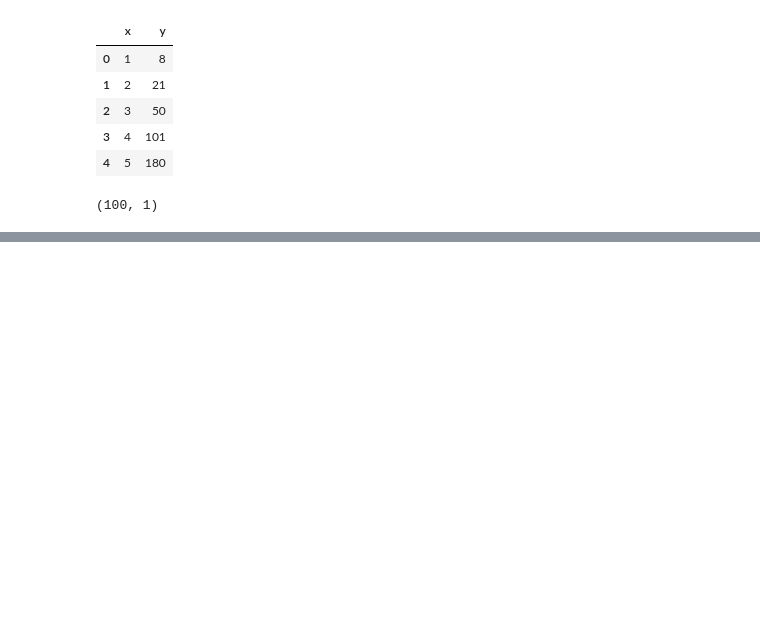
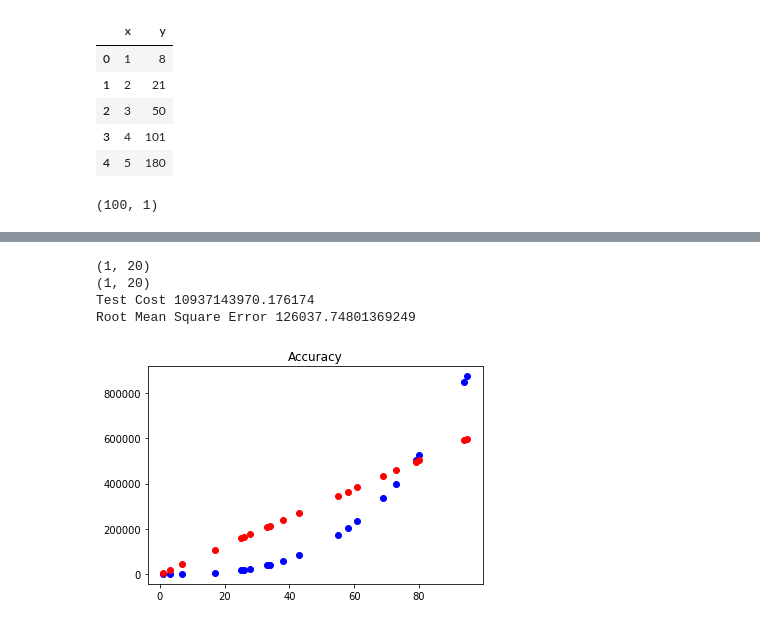
Before and after one commit to AbelPuspodewo/regression-model, a Jupyter notebook: simple_linear_regression_scratch.ipynb, the cells around one changed output, grey strips where cells are left out. Saved outputs shown, nothing was run; the diff lists cells and outputs as text; code cells hidden in the pictures; blank space fills up the shorter version.

```diff
--- a/simple_linear_regression_scratch.ipynb
+++ b/simple_linear_regression_scratch.ipynb
@@ -172,0 +183,8 @@ Training MAE 10762899.934620332
+# %%
+regressor.predict(X_test,y_test)
+# %% [output]
+(1, 20)
+(1, 20)
+Test Cost 10937143970.176174
+Root Mean Square Error 126037.74801369249
+[figure, added]
```
Also changed, not shown: parts of 3 cells of this notebook.
